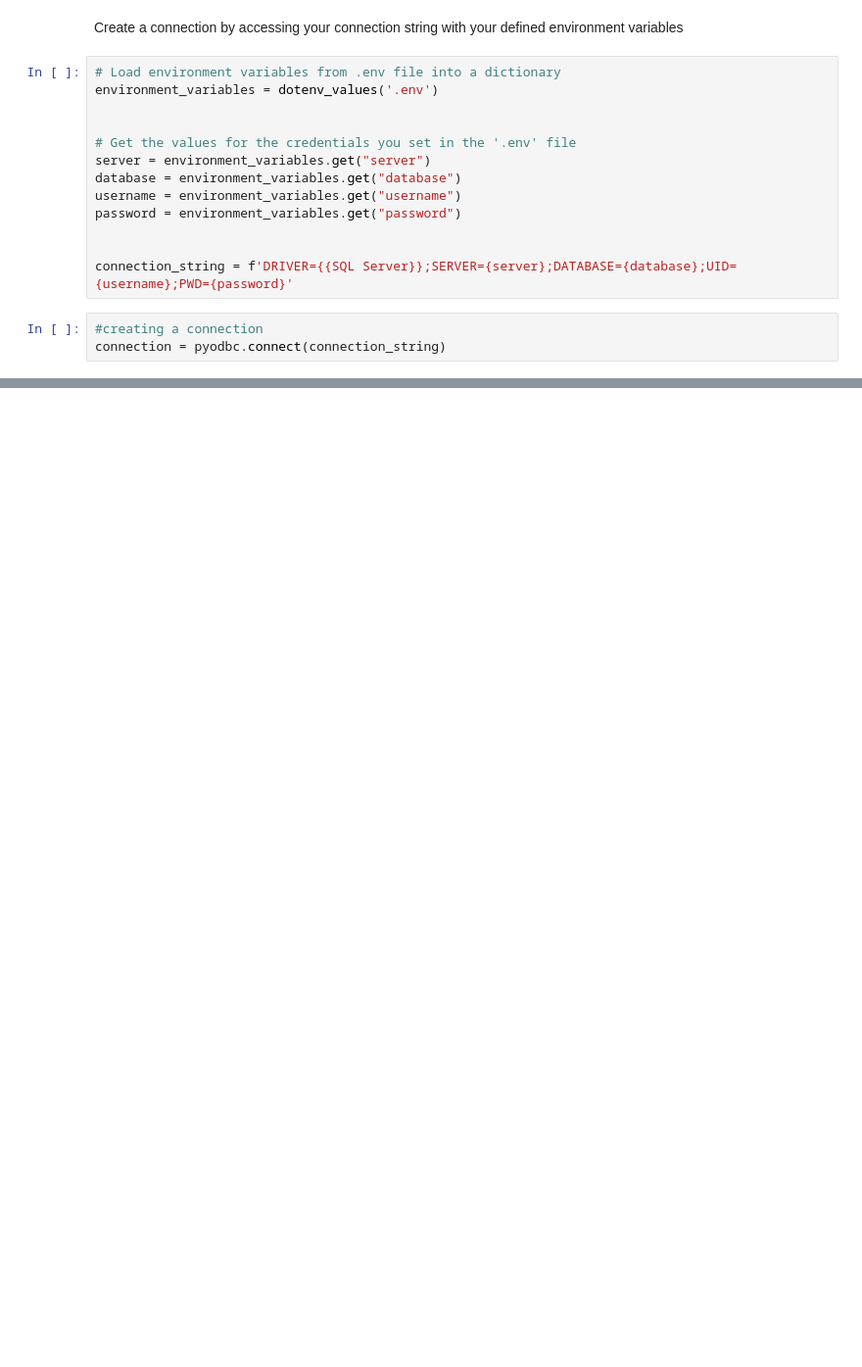
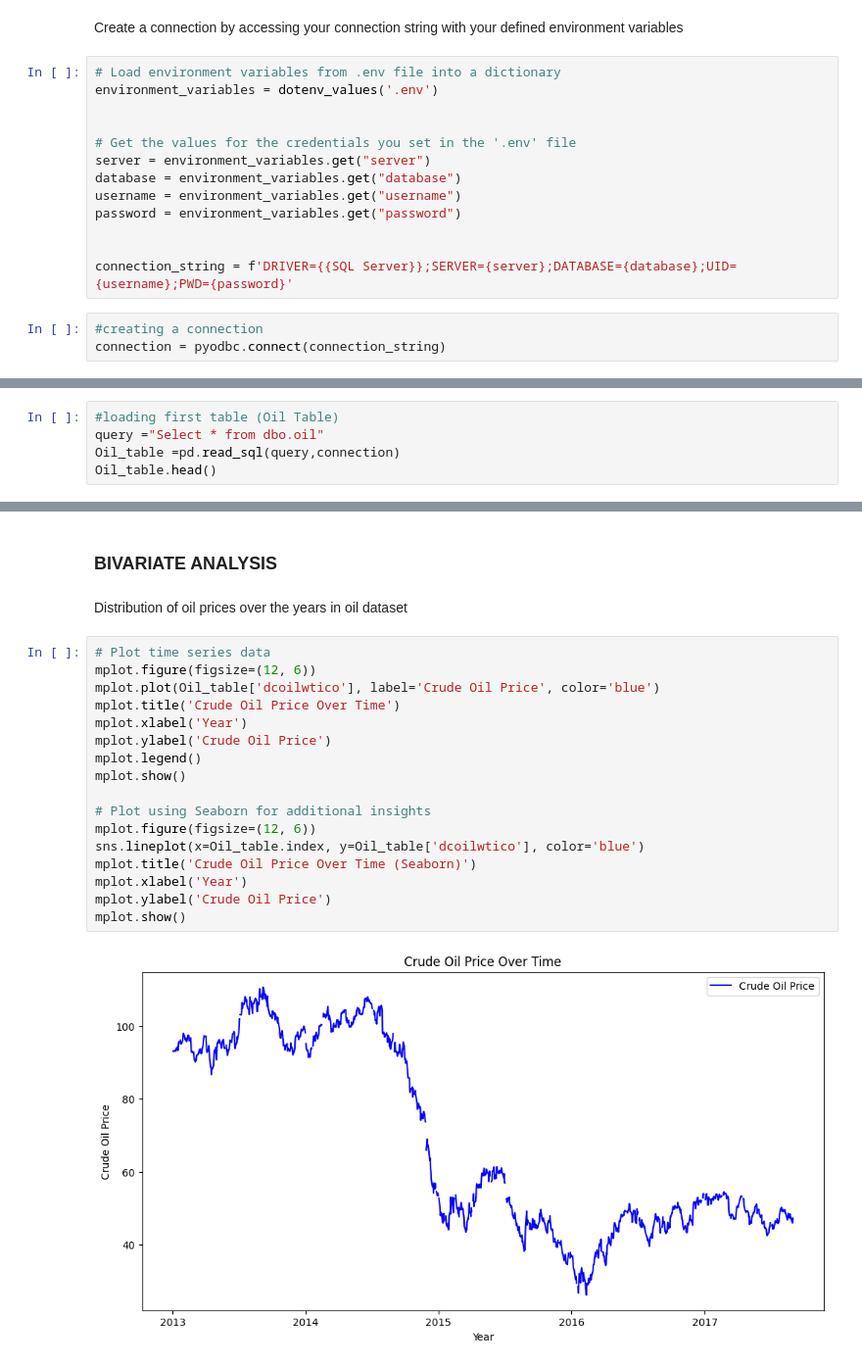
Before and after one commit to Baakwa/ML_Regression_Models, a Jupyter notebook: rm_notebook.ipynb, the cells around one changed output, grey strips where cells are left out. Shown at 98% size. Saved outputs shown, nothing was run; the diff lists cells and outputs as text; blank space fills up the shorter version.

```diff
--- a/rm_notebook.ipynb
+++ b/rm_notebook.ipynb
@@ -70,0 +138,5 @@ Table3.head()
+# %%
+#loading first table (Oil Table)
+query ="Select * from dbo.oil"
+Oil_table =pd.read_sql(query,connection)
+Oil_table.head()
@@ -70,0 +476,23 @@ Table3.head()
+# %% [markdown]
+### BIVARIATE ANALYSIS
+# %% [markdown]
+Distribution of oil prices over the years in oil dataset
+# %%
+# Plot time series data
+mplot.figure(figsize=(12, 6))
+mplot.plot(Oil_table['dcoilwtico'], label='Crude Oil Price', color='blue')
+mplot.title('Crude Oil Price Over Time')
+mplot.xlabel('Year')
+mplot.ylabel('Crude Oil Price')
+mplot.legend()
+mplot.show()
+
+# Plot using Seaborn for additional insights
+mplot.figure(figsize=(12, 6))
+sns.lineplot(x=Oil_table.index, y=Oil_table['dcoilwtico'], color='blue')
+mplot.title('Crude Oil Price Over Time (Seaborn)')
+mplot.xlabel('Year')
+mplot.ylabel('Crude Oil Price')
+mplot.show()
+# %% [output]
+[figure, added]
```
Also changed, not shown: parts of 103 cells of this notebook.
